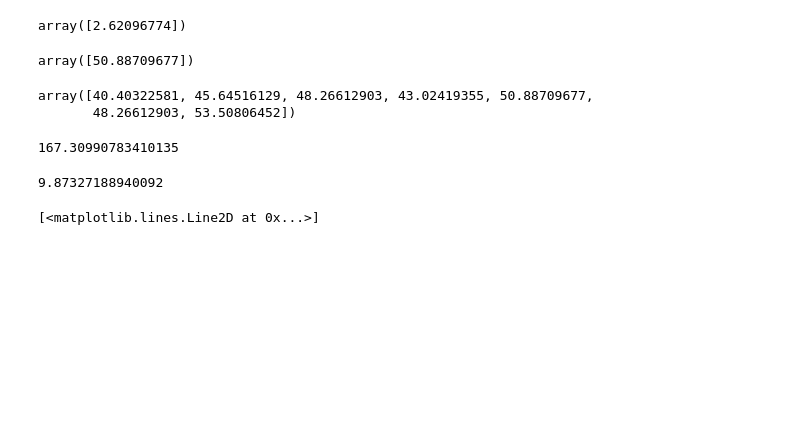
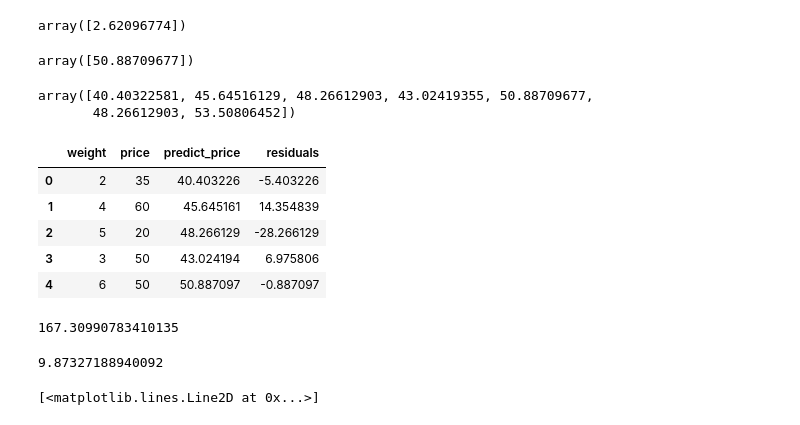
Before and after one commit to kamrulcse404/aiquest_ml_assignment, a Jupyter notebook: assignment-4/linear_regression.ipynb, the cells around one changed output. Cells and saved outputs as stored; diff of their text form; code cells hidden in the pictures; blank space fills up the shorter version.

```diff
--- a/assignment-4/linear_regression.ipynb
+++ b/assignment-4/linear_regression.ipynb
@@ -126,6 +126,19 @@ predictions
 # %% [output]
 array([40.40322581, 45.64516129, 48.26612903, 43.02419355, 50.88709677,
        48.26612903, 53.50806452])
+# %%
+df = pd.DataFrame({'weight': x})
+df['price'] = y
+df['predict_price'] = predictions
+df['residuals'] = df['price'] - df['predict_price']
+df.head()
+# %% [output]
+|  | weight | price | predict_price | residuals |
+| 0 | 2 | 35 | 40.403226 | -5.403226 |
+| 1 | 4 | 60 | 45.645161 | 14.354839 |
+| 2 | 5 | 20 | 48.266129 | -28.266129 |
+| 3 | 3 | 50 | 43.024194 | 6.975806 |
+| 4 | 6 | 50 | 50.887097 | -0.887097 |
 # %%
 mse = mean_squared_error(y, reg.predict(x_reshaped))
 
```
